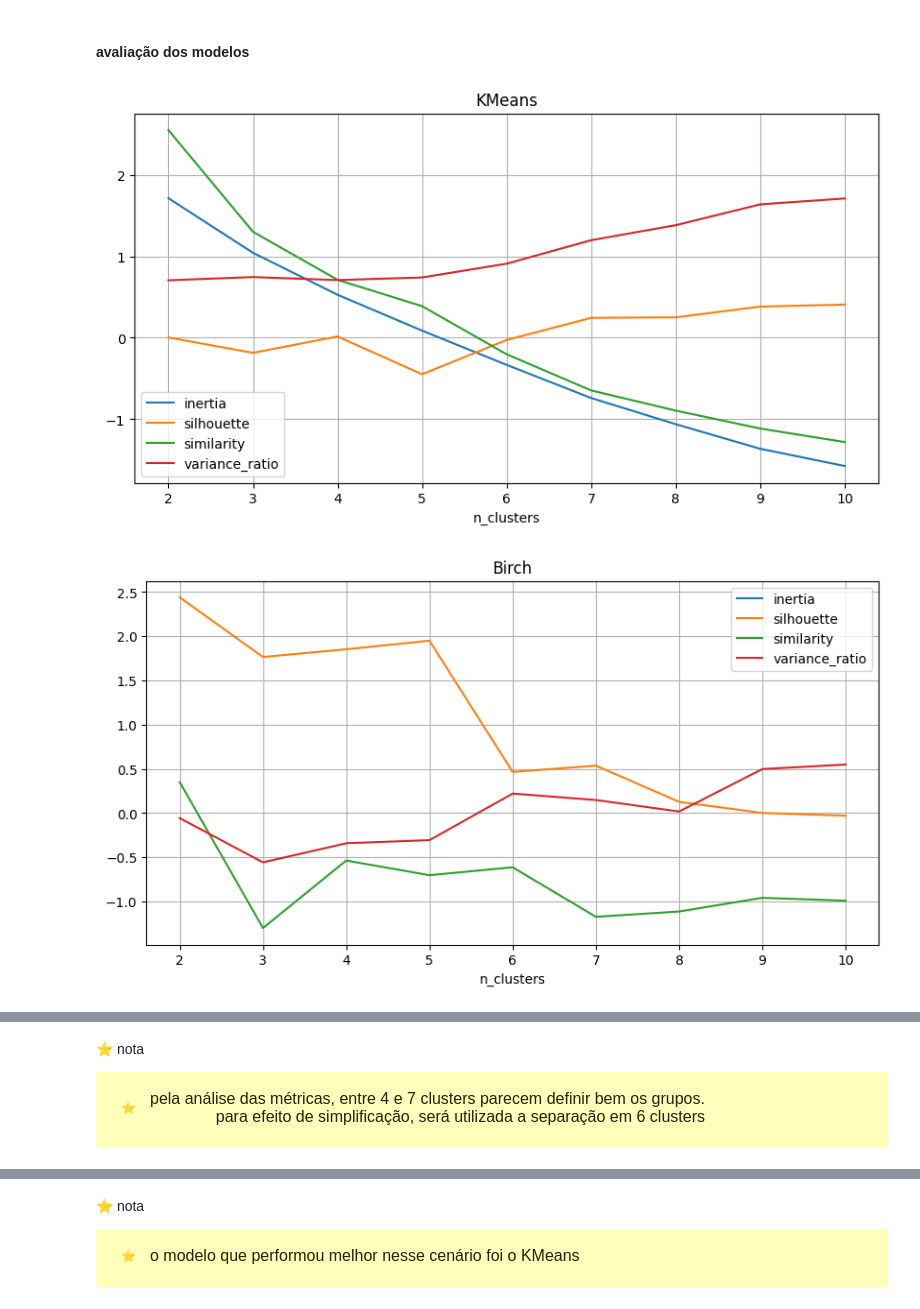
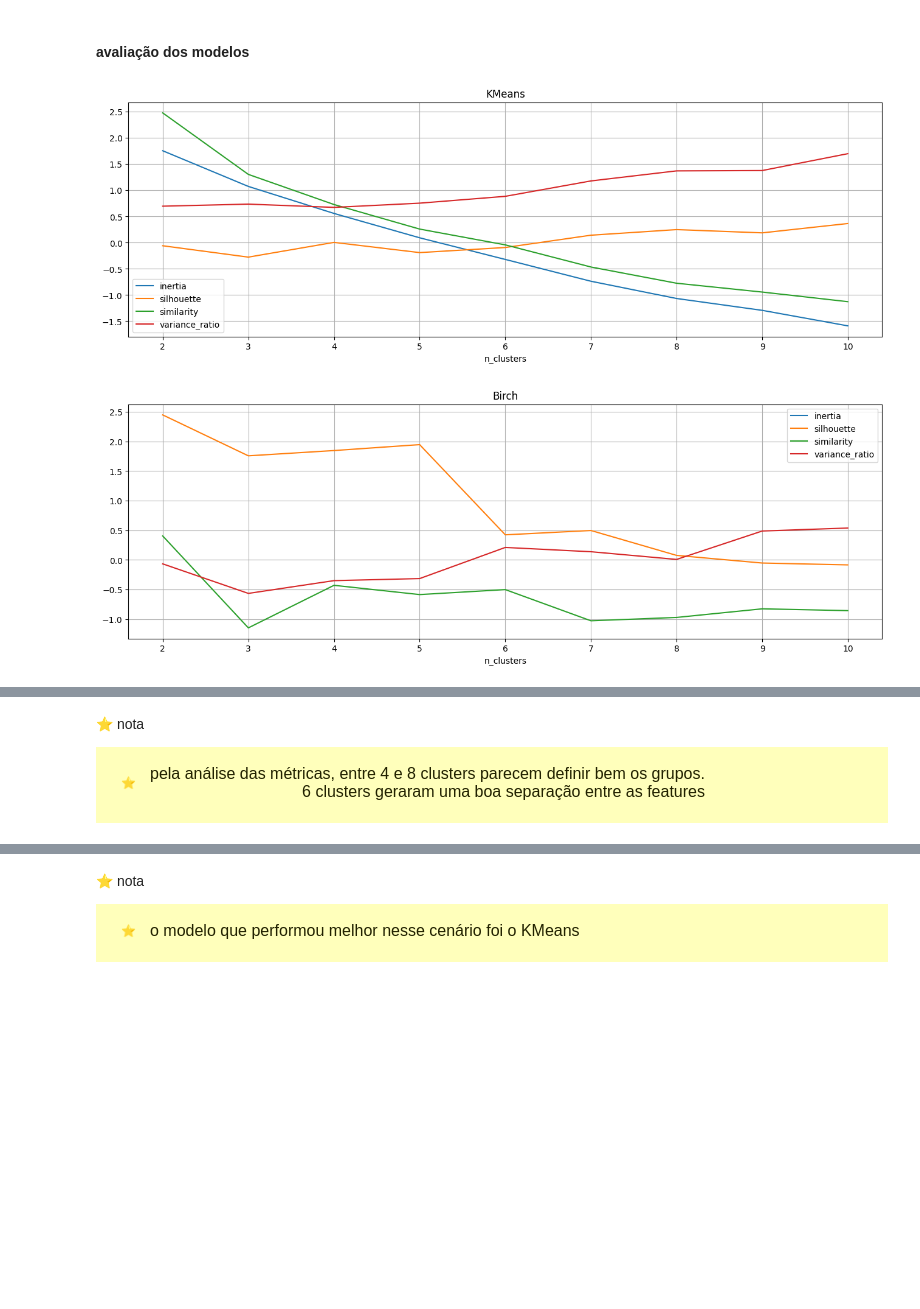
Before and after one commit to jonaszarpellon/fiap-ai-mba-bootcamp-credit, a Jupyter notebook: 2.Segmentação de Clientes.ipynb, the cells around one changed output, grey strips where cells are left out. Saved outputs shown, nothing was run; the diff lists cells and outputs as text; code cells hidden in the pictures; blank space fills up the shorter version.

```diff
--- a/2.Segmentação de Clientes.ipynb
+++ b/2.Segmentação de Clientes.ipynb
@@ -368,8 +280,8 @@ neste cenário, ficam disponíveis mais registros para alimentar o modelo, poré
 # %% [markdown]
 #### preprocessamento
 # %%
-data_preprocess_1 = data.filter_status().engineer().select().type_cast().clean().copy()#.remove_outliers()
-data_train_1 = data_preprocess_1.standardize().copy()
-data_train_1.describe().T
+data_preprocess = data.filter_status().engineer().select().type_cast().clean().copy()
+data_train = data_preprocess.standardize().copy()
+data_train.describe().T
 # %% [output]
 |  | count | mean | std | min | 25% | 50% | 75% | max |
@@ -397,19 +311,19 @@ models = [
 # %% [markdown]
 #### grid search
 # %%
-results_1 = []
+results = []
 pbar = tqdm(total=len(models)*len(n_clusters), desc='realizando o grid search', unit='model', position=0, leave=False, bar_format='{l_bar}{bar:20}{r_bar}{bar:-20b}', ncols=100)
 for name, model in models:
 	for n in n_clusters:
 		model.set_params(n_clusters=n)
-		model.fit(data_train_1)
-		results_1.append({
+		model.fit(data_train)
+		results.append({
 			'model': name,
 			'n_clusters': n,
 			'inertia': model.inertia_ if hasattr(model, 'inertia_') else None, # lower is better
-			'silhouette': silhouette_score(data_train_1, model.labels_), # higher is better
-			'similarity': davies_bouldin_score(data_train_1, model.labels_), # lower is better
-			'variance_ratio': calinski_harabasz_score(data_train_1, model.labels_), # higher is better
+			'silhouette': silhouette_score(data_train, model.labels_), # higher is better
+			'similarity': davies_bouldin_score(data_train, model.labels_), # lower is better
+			'variance_ratio': calinski_harabasz_score(data_train, model.labels_), # higher is better
 			'labels': model.labels_, # cluster labels
 		})
 		pbar.update(1)
@@ -425,23 +339,23 @@ os modelos foram avaliados utilizando 3 métricas aplicáveis a modelos onde nã
 # %% [markdown]
 #### avaliação dos modelos
 # %%
-results_df = pd.DataFrame(results_1)
+results_df = pd.DataFrame(results)
 results_df = results_df.drop(columns=['labels'])
 # padroniza as métricas por z-score para facilitar a visualização
 results_df.silhouette = (results_df.silhouette - results_df.silhouette.mean()) / results_df.silhouette.std()
 results_df.similarity = (results_df.similarity - results_df.similarity.mean()) / results_df.similarity.std()
 results_df.variance_ratio = (results_df.variance_ratio - results_df.variance_ratio.mean()) / results_df.variance_ratio.std()
 results_df.inertia = (results_df.inertia - results_df.inertia.mean()) / results_df.inertia.std()
 for model in results_df.model.unique():
 	df = results_df[results_df.model == model]
 	df = df.set_index('n_clusters')
-	df.plot(title=model, figsize=(10, 5), grid=True)
+	df.plot(title=model, figsize=(16, 5), grid=True)
 	plt.title(model)
 	plt.show()
 for metric in results_df.columns[3:]:
-	results_df.groupby('model')[metric].plot(legend=True, figsize=(10, 5), grid=True, x = 'n_clusters')
+	results_df.groupby('model')[metric].plot(legend=True, figsize=(16, 5), grid=True, x = 'n_clusters')
 	plt.title(metric)
 	plt.show()
 # %% [output]
-[figure, old version]
+[figure, new version]
-[figure, old version]
+[figure, new version]
@@ -455,7 +369,7 @@ for metric in results_df.columns[3:]:
 ⭐ nota
 <div style="color:#222200;background-color:#FFFFBB;padding:10px;"><table style="border:0px solid;width:100%">
 <tr><td style="border:0px;font-size:60px;width:80px;background-color:#FFFFBB">⭐</td><td style="border:0px;background-color:#FFFFBB;font-size:16px;">
-pela análise das métricas, entre 4 e 7 clusters parecem definir bem os grupos.<br>
-para efeito de simplificação, será utilizada a separação em 6 clusters
+pela análise das métricas, entre 4 e 8 clusters parecem definir bem os grupos.<br>
+6 clusters geraram uma boa separação entre as features
 </td></tr></table></div>
 # %%
```
Also changed, not shown: parts of 31 cells of this notebook, 1 other file.
